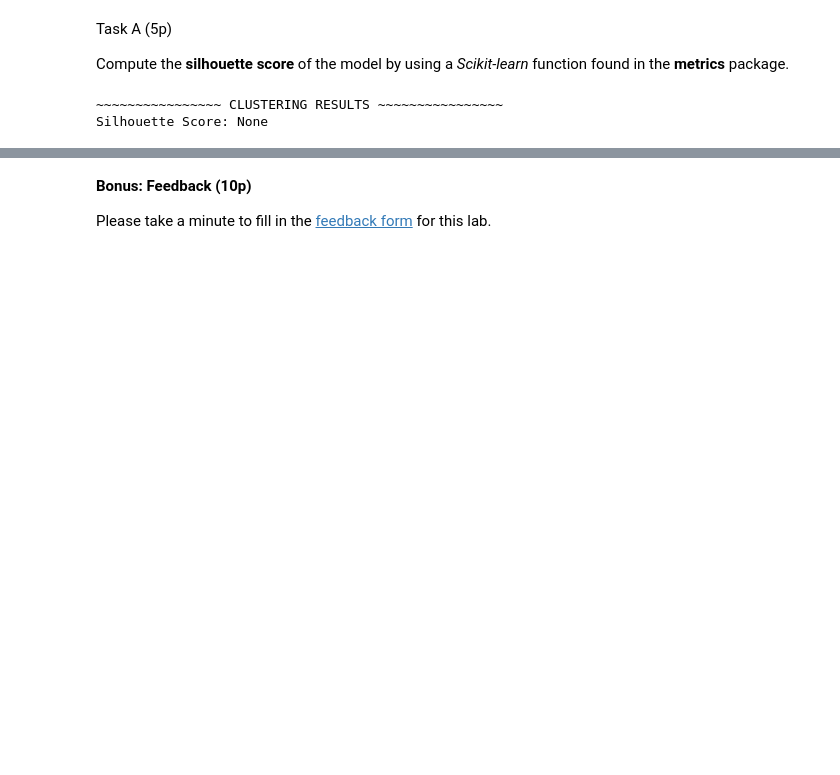
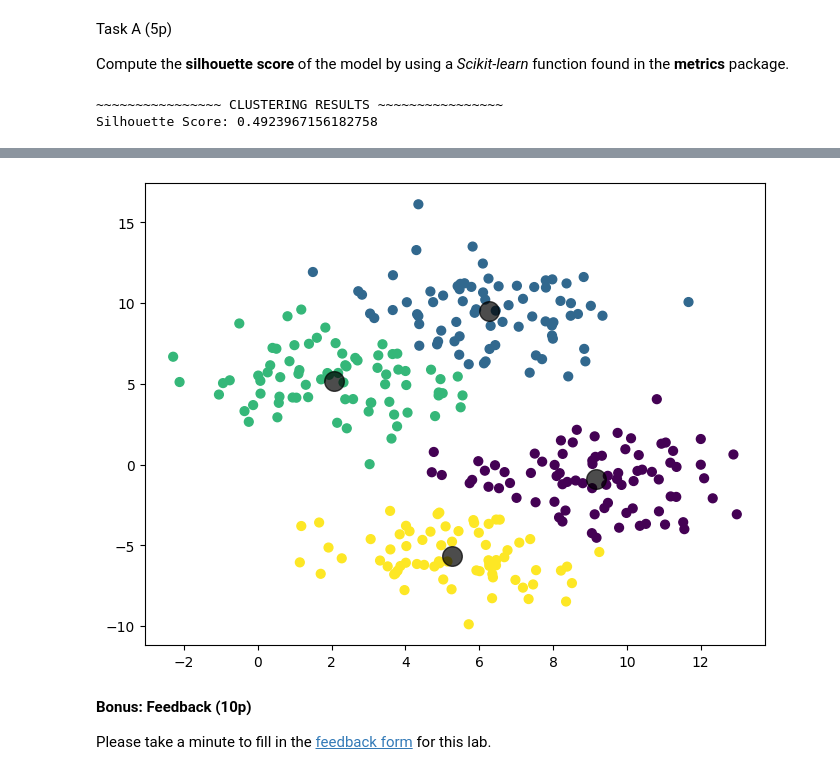
Before and after one commit to Dragos-Filipescu/EP-Labs, a Jupyter notebook: Machine_Learning_Introduction.ipynb, the cells around one changed output, grey strips where cells are left out. Cells and saved outputs as stored; diff of their text form; code cells hidden in the pictures; blank space fills up the shorter version.

```diff
--- a/Machine_Learning_Introduction.ipynb
+++ b/Machine_Learning_Introduction.ipynb
@@ -729,12 +799,13 @@ Task A (5p)
 Compute the **silhouette score** of the model by using a *Scikit-learn* function found in the **metrics** package.
 # %%
 # Compute the silhouette score of the clusters and print it
+from sklearn.metrics import silhouette_score
 # TODO - TASK A
-clustering_score = None
+clustering_score = silhouette_score(clustering_X, clustering_y_pred)
 print_clustering_results(clustering_score)
 # %% [output]
 ~~~~~~~~~~~~~~~~ CLUSTERING RESULTS ~~~~~~~~~~~~~~~~
-Silhouette Score: None
+Silhouette Score: 0.4923967156182758
 # %% [markdown]
 Task B (10p)
 
@@ -764,3 +829,17 @@ Look at the hint above and solve the tasks marked with **TODO - TASK B**. Make *
+# %%
+# Fetch the centers of the clusters
+cluster_centers = clustering_model.cluster_centers_
+
+# Pretty print the resulting clusters together with their centers
+plt.figure(figsize=(8, 6))
+plt.scatter(clustering_X[:, 0], clustering_X[:, 1], c=clustering_y_pred, s=40, cmap='viridis')
+
+# Plot the cluster centers
+plt.scatter(cluster_centers[:, 0], cluster_centers[:, 1], c='black', s=200, alpha=0.7)
+
+plt.show()
+# %% [output]
+[figure, added]
 # %% [markdown]
 **Bonus: Feedback (10p)**
 
```
Also changed, not shown: parts of 19 cells of this notebook, 2 other files.
